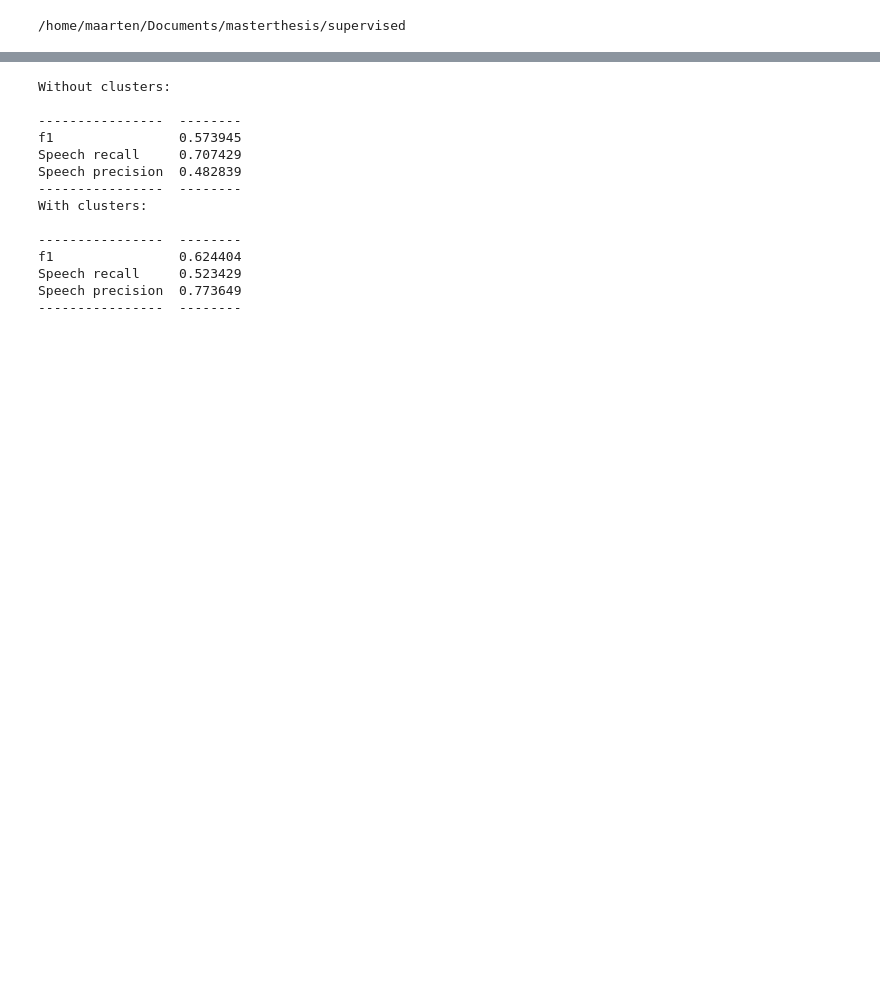
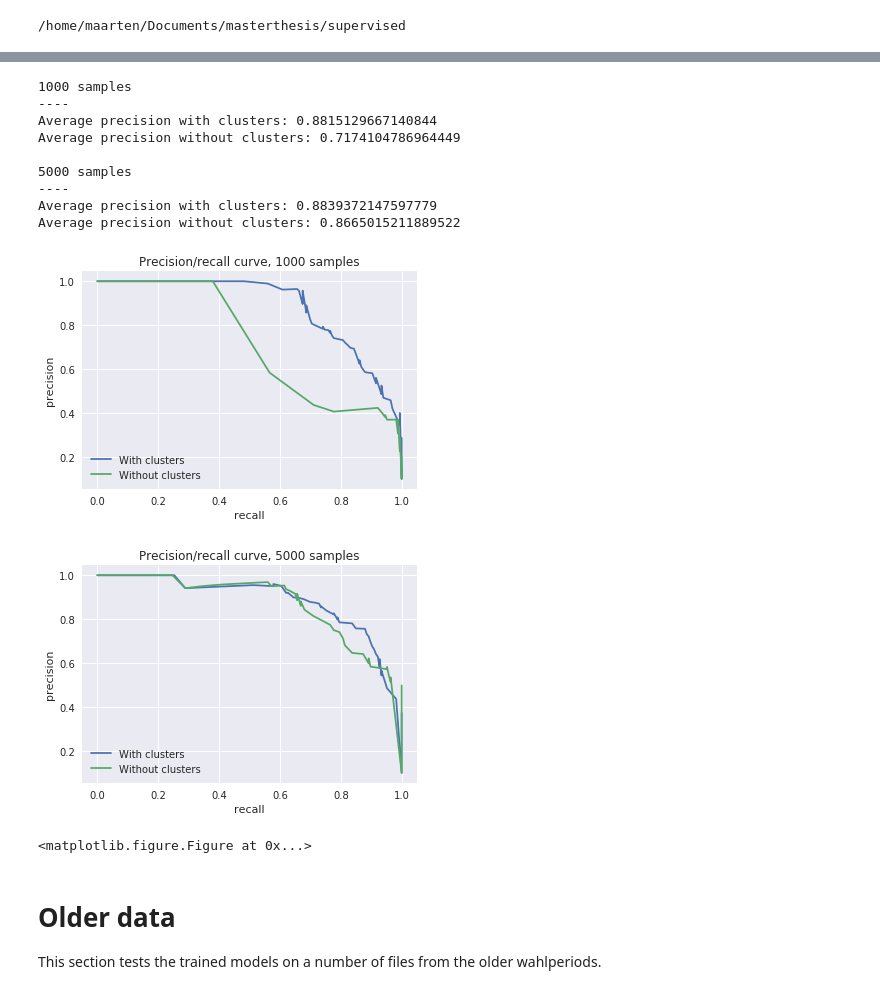
Before and after one commit to maarten990/masterthesis, a Jupyter notebook: supervised/notebooks/testing.ipynb, the cells around one changed output, grey strips where cells are left out. Cells and saved outputs as stored; diff of their text form; code cells hidden in the pictures; blank space fills up the shorter version.

```diff
--- a/supervised/notebooks/testing.ipynb
+++ b/supervised/notebooks/testing.ipynb
@@ -77,25 +51,35 @@ plt.ylabel('precision');
+# %%
+for name, model in models.items():
+    print(name)
+    print('----')
+    nocluster_p, nocluster_r = evaluate.precision_recall_values(model.without_clusters, data.get_iterator(testdata, [40]))
+    cluster_p, cluster_r = evaluate.precision_recall_values(model.with_clusters, data.get_iterator(testdata, [40]));
+    evaluate.plot({'With clusters': (cluster_r, cluster_p), 'Without clusters': (nocluster_r, nocluster_p)},
+              'recall', 'precision', title=f'Precision/recall curve, {name}')
+    evaluate.plt.figure()
+
+    print(f'Average precision with clusters: {evaluate.average_precision(cluster_p, cluster_r)}')
+    print(f'Average precision without clusters: {evaluate.average_precision(nocluster_p, nocluster_r)}')
+    print()
+# %% [output]
+1000 samples
+----
+Average precision with clusters: 0.8815129667140844
+Average precision without clusters: 0.7174104786964449
+
+5000 samples
+----
+Average precision with clusters: 0.8839372147597779
+Average precision without clusters: 0.8665015211889522
+[figure, added]
+[figure, added]
+<matplotlib.figure.Figure at 0x...>
+# %% [markdown]
+# Older data
+
+This section tests the trained models on a number of files from the older wahlperiods.
 # %%
 import os
 files = os.listdir(f'../testing_data_older-{num_clusters}/')
 paths = [f'../testing_data_older-{num_clusters}/' + f for f in files]
 old_data = data.GermanDatasetInMemory(paths, num_clusters, 10000, 10000, 3, 0, vocab=traindata.vocab)
-# %%
-print('Without clusters:')
-train.evaluate_clf(model, data.get_iterator(old_data, [40]))
-print('With clusters:')
-train.evaluate_clf(label_model, data.get_iterator(old_data, [40]));
-# %% [output]
-Without clusters:
-
-----------------  --------
-f1                0.573945
-Speech recall     0.707429
-Speech precision  0.482839
-----------------  --------
-With clusters:
-
-----------------  --------
-f1                0.624404
-Speech recall     0.523429
-Speech precision  0.773649
-----------------  --------
```
Also changed, not shown: parts of 9 cells of this notebook, 3 other files.
